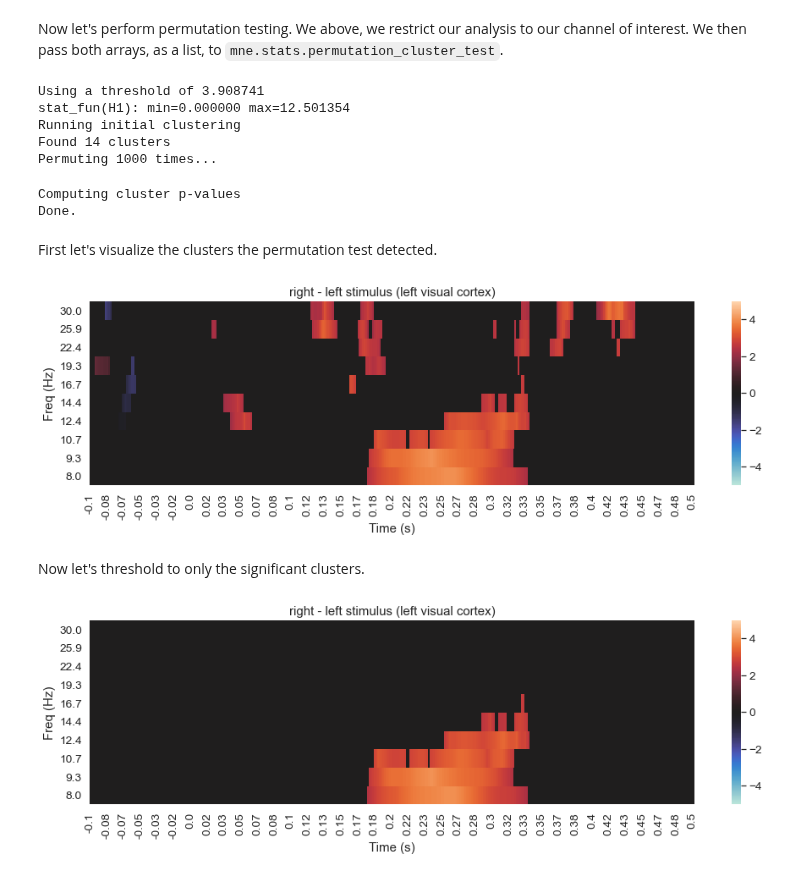
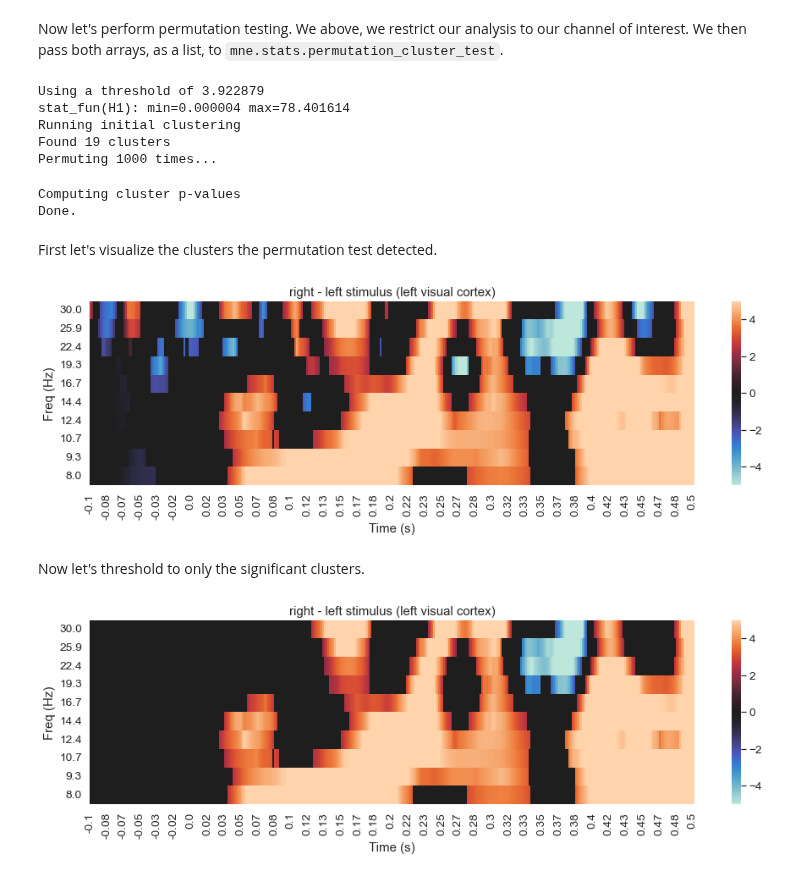
Before and after one commit to yunchang-z/neu502b-lab, a Jupyter notebook: eeg-03/eeg-03-frequency.ipynb, the cells around one changed output. Drawn from its saved outputs; the diff is of its cells as text; code cells hidden in the pictures.

```diff
--- a/eeg-03/eeg-03-frequency.ipynb
+++ b/eeg-03/eeg-03-frequency.ipynb
@@ -218,18 +222,18 @@ from mne.stats import permutation_cluster_test
 
 # Limit to channel of interest (EEG 057)
 ix = epochs.ch_names.index('EEG 057')
-LV_power_057 = LV_power_arr[:,ix]
-RV_power_057 = RV_power_arr[:,ix]
+LV_power_057 = LV_power_arr[ix]
+RV_power_057 = RV_power_arr[ix]
 
-# Perform permutation testing.
+# Perform permutation testing
 F_obs, clusters, cluster_pv, H0 = permutation_cluster_test([RV_power_057, LV_power_057],
                                                            n_permutations=1001,
                                                            out_type='mask')
 # %% [output]
-Using a threshold of 3.908741
-stat_fun(H1): min=0.000000 max=12.501354
+Using a threshold of 3.922879
+stat_fun(H1): min=0.000004 max=78.401614
 Running initial clustering
-Found 14 clusters
+Found 19 clusters
 Permuting 1000 times...
 Computing cluster p-values
 Done.
@@ -247,20 +251,20 @@ ax.set(xticks=np.arange(epochs.times.size)[::10], xticklabels=epochs.times[::10]
        xlabel='Time (s)', ylabel='Freq (Hz)', title='right - left stimulus (left visual cortex)')
 ax.invert_yaxis()
 # %% [output]
-[figure, old version]
+[figure, new version]
 # %% [markdown]
 Now let's threshold to only the significant clusters.
 # %%
 # Compute difference
 diff = diff = RV_power_057.mean(axis=0) - LV_power_057.mean(axis=0)
-diff *= np.sum([cluster if p < 0.06 else np.zeros_like(cluster)
+diff *= np.sum([cluster if p < 0.05 else np.zeros_like(cluster)
                 for p, cluster in zip(cluster_pv, clusters)], axis=0)
 
 ## Plotting.
 fig, ax = plt.subplots(1,1,figsize=(16,4))
 sns.heatmap(diff, center=0, vmin=-5, vmax=5, yticklabels=freqs.round(1), ax=ax)
 ax.set(xticks=np.arange(epochs.times.size)[::10], xticklabels=epochs.times[::10].round(2),
        xlabel='Time (s)', ylabel='Freq (Hz)', title='right - left stimulus (left visual cortex)')
 ax.invert_yaxis()
 # %% [output]
-[figure, old version]
+[figure, new version]
```
Also changed, not shown: parts of 8 cells of this notebook.
